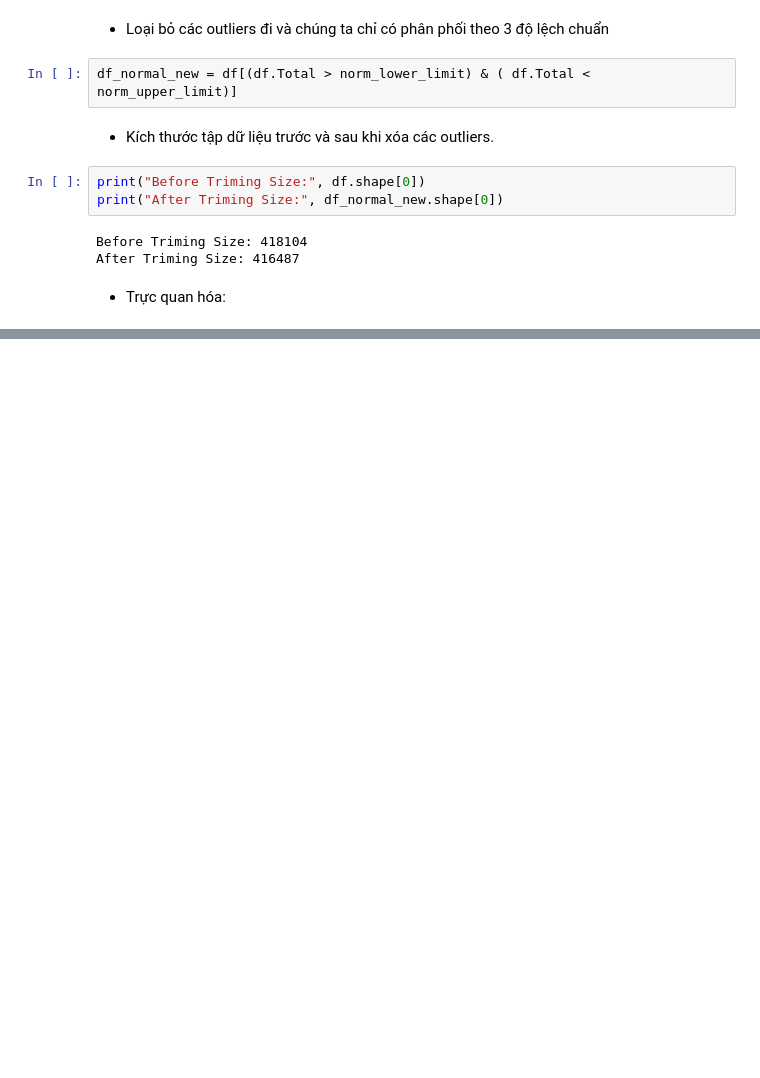
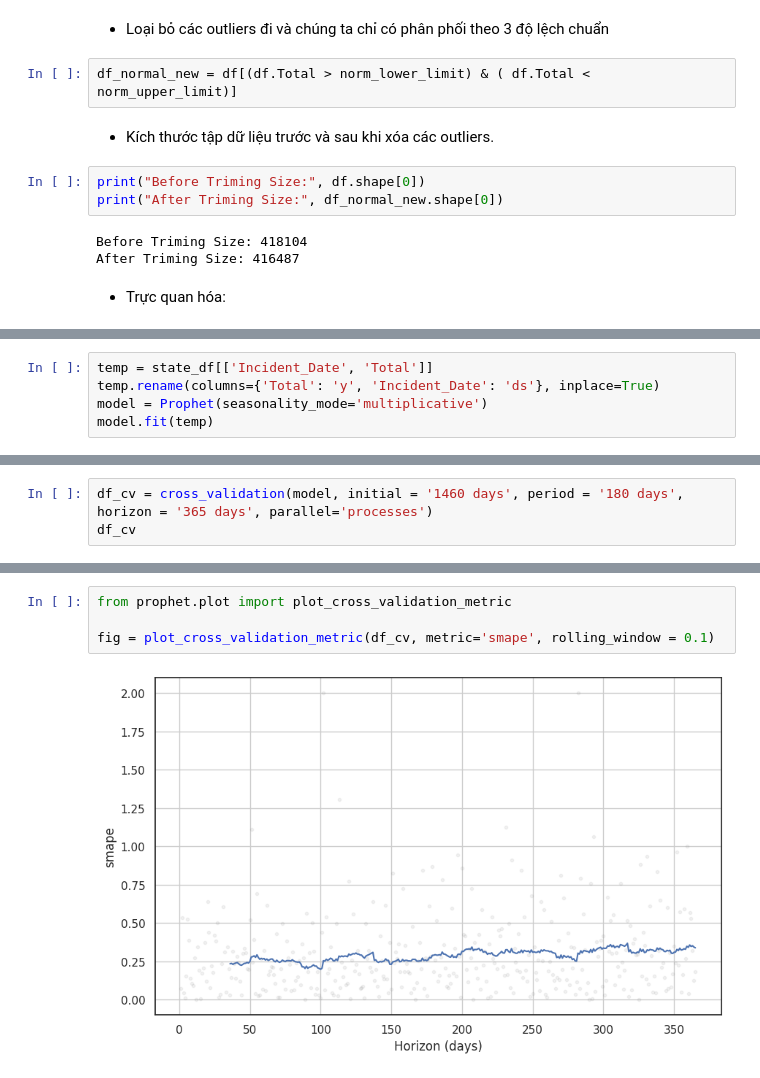
Before and after one commit to NgoDangQuang/KHDLUD, a Jupyter notebook: 1712888_18120526_18120527_19120633.ipynb, the cells around one changed output, grey strips where cells are left out. Drawn from its saved outputs; the diff is of its cells as text; blank space fills up the shorter version.

```diff
--- a/1712888_18120526_18120527_19120633.ipynb
+++ b/1712888_18120526_18120527_19120633.ipynb
@@ -986,0 +1071,5 @@ plt.show()
+# %%
+temp = state_df[['Incident_Date', 'Total']]
+temp.rename(columns={'Total': 'y', 'Incident_Date': 'ds'}, inplace=True)
+model = Prophet(seasonality_mode='multiplicative')
+model.fit(temp)
@@ -986,0 +1162,3 @@ plt.show()
+# %%
+df_cv = cross_validation(model, initial = '1460 days', period = '180 days', horizon = '365 days', parallel='processes')
+df_cv
@@ -986,0 +1261,6 @@ plt.show()
+# %%
+from prophet.plot import plot_cross_validation_metric
+
+fig = plot_cross_validation_metric(df_cv, metric='smape', rolling_window = 0.1)
+# %% [output]
+[figure, added]
```
Also changed, not shown: parts of 46 cells of this notebook.
